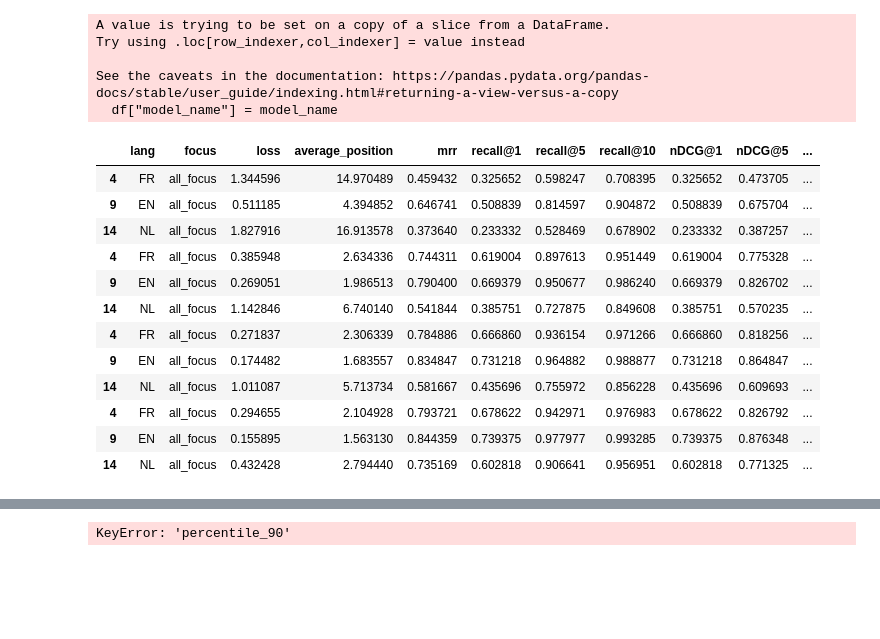
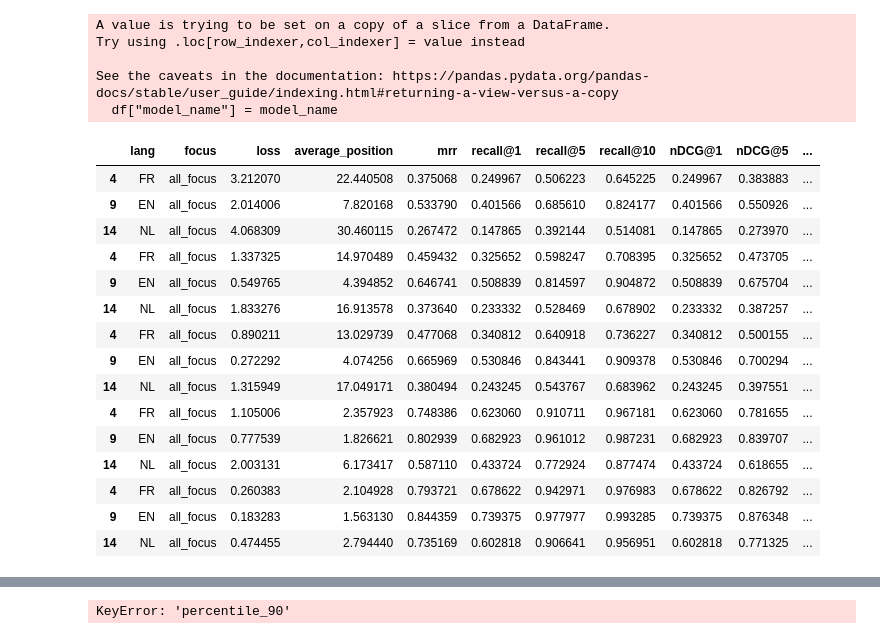
Before and after one commit to on-victorrijks/Museum-Search-Engine, a Jupyter notebook: public/notebooks/analyze_metrics_multilingual.ipynb, the cells around one changed output, grey strips where cells are left out. Drawn from its saved outputs; the diff is of its cells as text; code cells hidden in the pictures; blank space fills up the shorter version.

```diff
--- a/public/notebooks/analyze_metrics_multilingual.ipynb
+++ b/public/notebooks/analyze_metrics_multilingual.ipynb
@@ -81,26 +156,28 @@ See the caveats in the documentation: https://pandas.pydata.org/pandas-docs/stab
-# %%
-all_focus_df = getdf("basic", "all_focus")
-all_focus_df = pd.concat([all_focus_df, getdf("february_finetuned", "all_focus"), getdf("march_finetuned", "all_focus"), getdf("trilang", "all_focus")])
-all_focus_df
-# %% [output]
-A value is trying to be set on a copy of a slice from a DataFrame.
-Try using .loc[row_indexer,col_indexer] = value instead
-
-See the caveats in the documentation: https://pandas.pydata.org/pandas-docs/stable/user_guide/indexing.html#returning-a-view-versus-a-copy
-  df["model_name"] = model_name
-|  | lang | focus | loss | average_position | mrr | recall@1 | recall@5 | recall@10 | nDCG@1 | nDCG@5 | ... |
-| 4 | FR | all_focus | 1.344596 | 14.970489 | 0.459432 | 0.325652 | 0.598247 | 0.708395 | 0.325652 | 0.473705 | ... |
-| 9 | EN | all_focus | 0.511185 | 4.394852 | 0.646741 | 0.508839 | 0.814597 | 0.904872 | 0.508839 | 0.675704 | ... |
-| 14 | NL | all_focus | 1.827916 | 16.913578 | 0.373640 | 0.233332 | 0.528469 | 0.678902 | 0.233332 | 0.387257 | ... |
-| 4 | FR | all_focus | 0.385948 | 2.634336 | 0.744311 | 0.619004 | 0.897613 | 0.951449 | 0.619004 | 0.775328 | ... |
-| 9 | EN | all_focus | 0.269051 | 1.986513 | 0.790400 | 0.669379 | 0.950677 | 0.986240 | 0.669379 | 0.826702 | ... |
-| 14 | NL | all_focus | 1.142846 | 6.740140 | 0.541844 | 0.385751 | 0.727875 | 0.849608 | 0.385751 | 0.570235 | ... |
-| 4 | FR | all_focus | 0.271837 | 2.306339 | 0.784886 | 0.666860 | 0.936154 | 0.971266 | 0.666860 | 0.818256 | ... |
-| 9 | EN | all_focus | 0.174482 | 1.683557 | 0.834847 | 0.731218 | 0.964882 | 0.988877 | 0.731218 | 0.864847 | ... |
-| 14 | NL | all_focus | 1.011087 | 5.713734 | 0.581667 | 0.435696 | 0.755972 | 0.856228 | 0.435696 | 0.609693 | ... |
-| 4 | FR | all_focus | 0.294655 | 2.104928 | 0.793721 | 0.678622 | 0.942971 | 0.976983 | 0.678622 | 0.826792 | ... |
-| 9 | EN | all_focus | 0.155895 | 1.563130 | 0.844359 | 0.739375 | 0.977977 | 0.993285 | 0.739375 | 0.876348 | ... |
-| 14 | NL | all_focus | 0.432428 | 2.794440 | 0.735169 | 0.602818 | 0.906641 | 0.956951 | 0.602818 | 0.771325 | ... |
+# %%
+all_focus_df = pd.concat([getdf(model_name, "all_focus") for model_name in models_name])
+all_focus_df
+# %% [output]
+A value is trying to be set on a copy of a slice from a DataFrame.
+Try using .loc[row_indexer,col_indexer] = value instead
+
+See the caveats in the documentation: https://pandas.pydata.org/pandas-docs/stable/user_guide/indexing.html#returning-a-view-versus-a-copy
+  df["model_name"] = model_name
+|  | lang | focus | loss | average_position | mrr | recall@1 | recall@5 | recall@10 | nDCG@1 | nDCG@5 | ... |
+| 4 | FR | all_focus | 3.212070 | 22.440508 | 0.375068 | 0.249967 | 0.506223 | 0.645225 | 0.249967 | 0.383883 | ... |
+| 9 | EN | all_focus | 2.014006 | 7.820168 | 0.533790 | 0.401566 | 0.685610 | 0.824177 | 0.401566 | 0.550926 | ... |
+| 14 | NL | all_focus | 4.068309 | 30.460115 | 0.267472 | 0.147865 | 0.392144 | 0.514081 | 0.147865 | 0.273970 | ... |
+| 4 | FR | all_focus | 1.337325 | 14.970489 | 0.459432 | 0.325652 | 0.598247 | 0.708395 | 0.325652 | 0.473705 | ... |
+| 9 | EN | all_focus | 0.549765 | 4.394852 | 0.646741 | 0.508839 | 0.814597 | 0.904872 | 0.508839 | 0.675704 | ... |
+| 14 | NL | all_focus | 1.833276 | 16.913578 | 0.373640 | 0.233332 | 0.528469 | 0.678902 | 0.233332 | 0.387257 | ... |
+| 4 | FR | all_focus | 0.890211 | 13.029739 | 0.477068 | 0.340812 | 0.640918 | 0.736227 | 0.340812 | 0.500155 | ... |
+| 9 | EN | all_focus | 0.272292 | 4.074256 | 0.665969 | 0.530846 | 0.843441 | 0.909378 | 0.530846 | 0.700294 | ... |
+| 14 | NL | all_focus | 1.315949 | 17.049171 | 0.380494 | 0.243245 | 0.543767 | 0.683962 | 0.243245 | 0.397551 | ... |
+| 4 | FR | all_focus | 1.105006 | 2.357923 | 0.748386 | 0.623060 | 0.910711 | 0.967181 | 0.623060 | 0.781655 | ... |
+| 9 | EN | all_focus | 0.777539 | 1.826621 | 0.802939 | 0.682923 | 0.961012 | 0.987231 | 0.682923 | 0.839707 | ... |
+| 14 | NL | all_focus | 2.003131 | 6.173417 | 0.587110 | 0.433724 | 0.772924 | 0.877474 | 0.433724 | 0.618655 | ... |
+| 4 | FR | all_focus | 0.260383 | 2.104928 | 0.793721 | 0.678622 | 0.942971 | 0.976983 | 0.678622 | 0.826792 | ... |
+| 9 | EN | all_focus | 0.183283 | 1.563130 | 0.844359 | 0.739375 | 0.977977 | 0.993285 | 0.739375 | 0.876348 | ... |
+| 14 | NL | all_focus | 0.474455 | 2.794440 | 0.735169 | 0.602818 | 0.906641 | 0.956951 | 0.602818 | 0.771325 | ... |
 # %%
 """
 Columns are:
```
Also changed, not shown: parts of 10 cells of this notebook, 37 other files.
